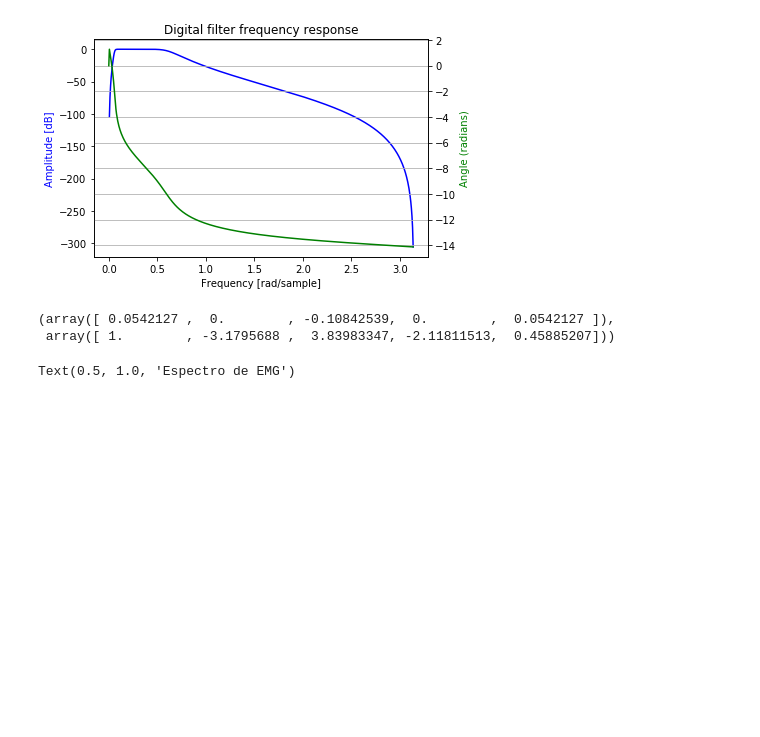
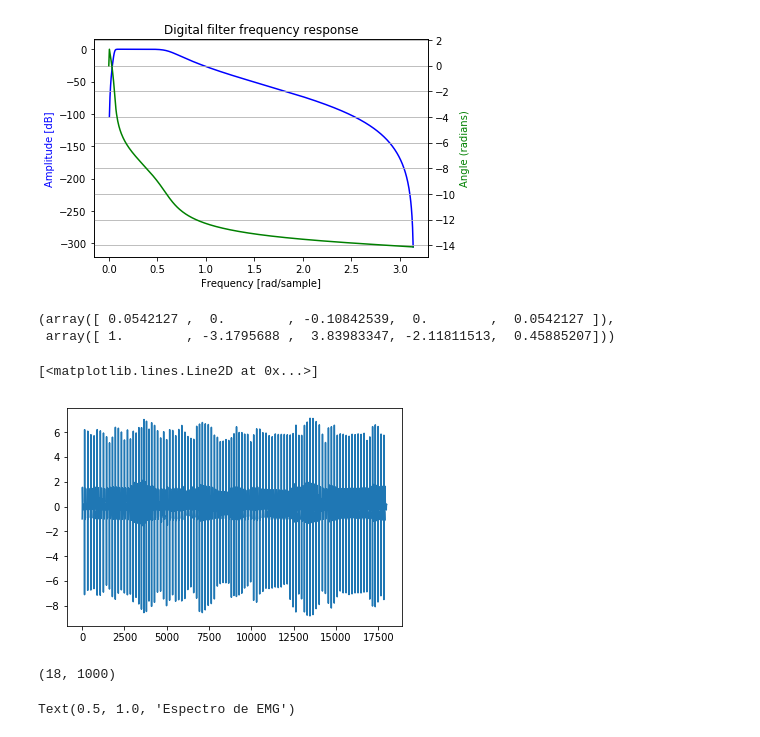
Before and after one commit to Qweryedu/MCIB-19-P-Edu, a Jupyter notebook: src/prac2.ipynb, the cells around one changed output. Cells and saved outputs as stored; diff of their text form; code cells hidden in the pictures; blank space fills up the shorter version.

Commit message:
avaance
Agregamos el punto 5 de la actividad 1, avanzamos en el promedio móvil y arreglamos gráficas.

```diff
--- a/src/prac2.ipynb
+++ b/src/prac2.ipynb
@@ -108,12 +108,3 @@ axs[0].semilogx(w, mag) # Ejes logaritmicos
 axs[1].semilogx(w, phase)
 axs[0].grid()
 axs[1].grid()
-# %%
-# Cuarto punto PROMEDIO MÓVIL
-
-def prommov(N, x):
-  y_f = []
-  for i in range(len(x)-N):
-   y_f.append(x[i+N] - (1/(1+N)) * sum(x[i+1:i+N+1]))
-
-  return np.array(y_f)
@@ -122,0 +111,13 @@ def prommov(N, x):
+# %%
+# Cuarto punto PROMEDIO MÓVIL
+
+def prommov(N, señal, r,sr):
+    t = np.linspace (señal.shape[0]/N/(1-r))
+    t = t*sr*(1-r)
+    for i,j in zip(t[:-1],[1:]):
+# %%
+EKG_PM = prommov(20,EKG)
+plt.plot(EKG_PM)
+# %% [output]
+[<matplotlib.lines.Line2D at 0x...>]
+[figure, added]
@@ -122,0 +140,7 @@ def prommov(N, x):
+# %%
+c = corte(EKG,1000)
+b = [EKG[i:i+1000] for i in c]
+b = np.array(b)
+b.shape
+# %% [output]
+(18, 1000)
```
Also changed, not shown: parts of 4 cells of this notebook.
